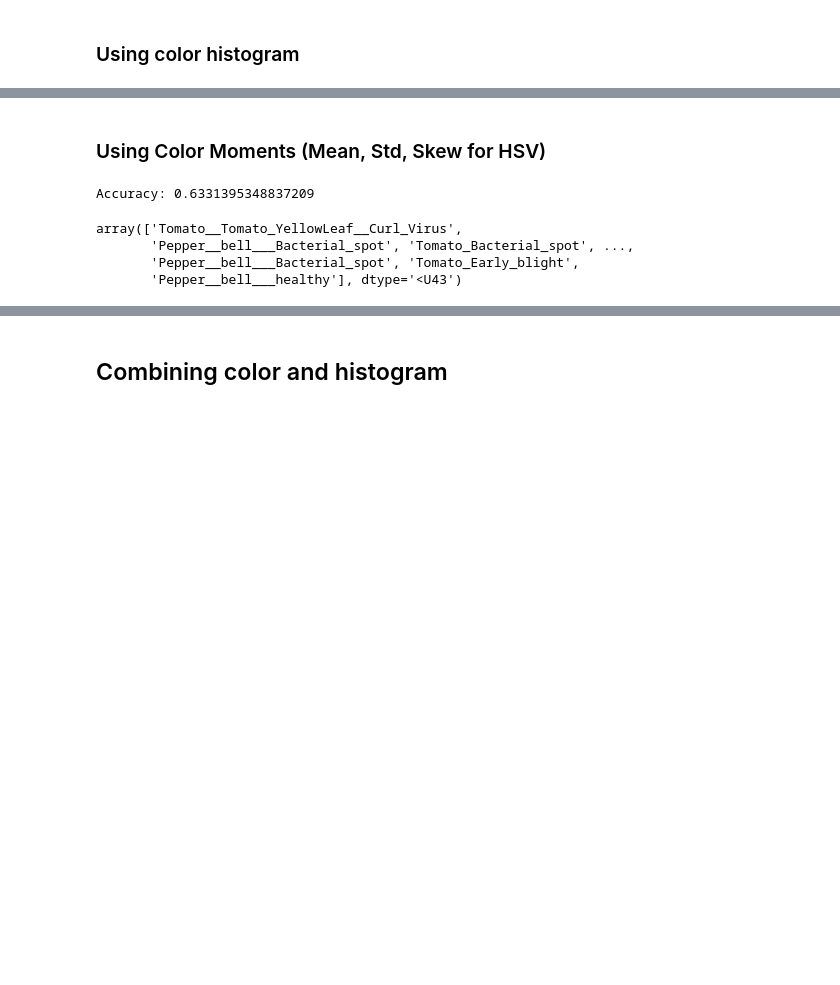
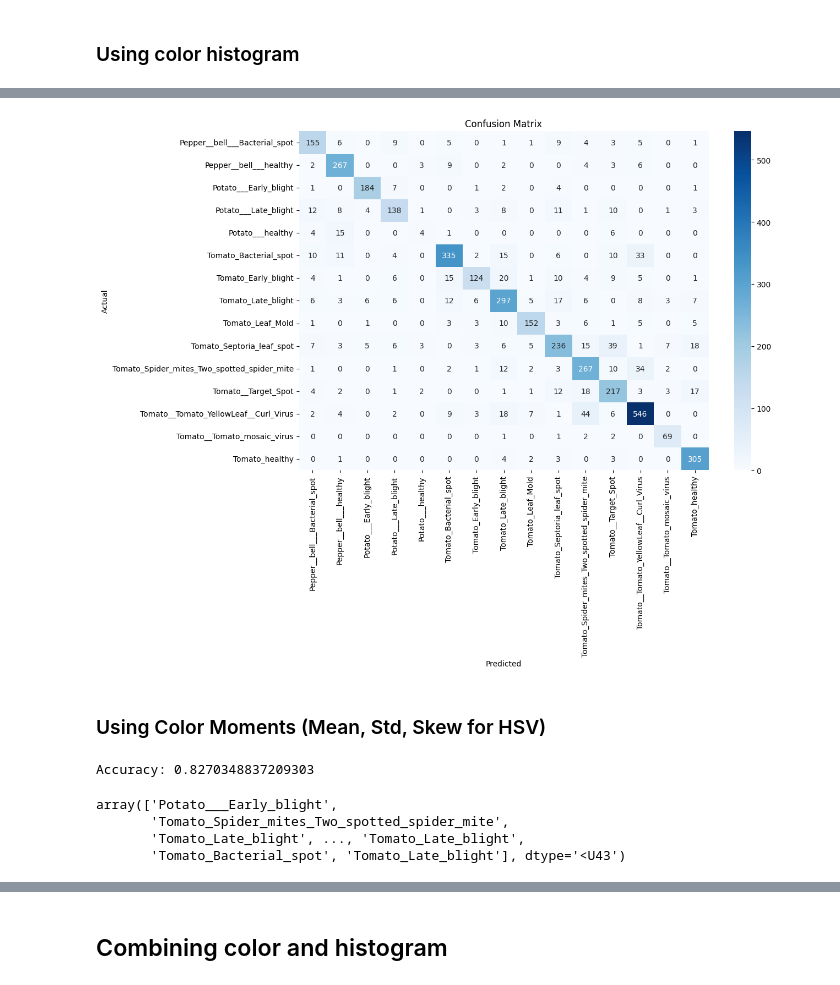
Before and after one commit to anusanth26/Plant-Leaf-Disease-Detection, a Jupyter notebook: SVC_model_training.ipynb, the cells around one changed output, grey strips where cells are left out. Saved outputs shown, nothing was run; the diff lists cells and outputs as text; code cells hidden in the pictures; blank space fills up the shorter version.

```diff
--- a/SVC_model_training.ipynb
+++ b/SVC_model_training.ipynb
@@ -99,14 +122,20 @@ def extract_color_histogram(image):
+# %%
+from sklearn.preprocessing import StandardScaler
+from sklearn.model_selection import train_test_split
+
+X_train, X_test, y_train, y_test = train_test_split(X, y, test_size=0.2, random_state=42, stratify=y)
+
+# Initialize scaler
+scaler = StandardScaler()
+
+X_train_scaled = scaler.fit_transform(X_train)
+
+X_test_scaled = scaler.transform(X_test)
 # %%
 from sklearn.svm import SVC
 from sklearn.model_selection import train_test_split
 
-features = [extract_color_histogram(img) for img in images]
-X = np.array(features)
-y = np.array(labels)
-
-X_train, X_test, y_train, y_test = train_test_split(X, y, stratify=y)
-
 model = SVC()
-model.fit(X_train, y_train)
-print("Accuracy:", model.score(X_test, y_test))
+model.fit(X_train_scaled, y_train)
+print("Accuracy:", model.score(X_test_scaled, y_test))
 # %% [output]
@@ -114,3 +169,20 @@ Accuracy: 0.7844961240310078
+# %%
+import seaborn as sns
+from sklearn.metrics import confusion_matrix
+import matplotlib.pyplot as plt
+y_pred = model.predict(X_test_scaled)
+cm = confusion_matrix(y_test, y_pred)
+
+# Plot the heatmap
+plt.figure(figsize=(12, 8))
+sns.heatmap(cm, annot=True, fmt='d', cmap='Blues',
+            xticklabels=np.unique(y), yticklabels=np.unique(y))
+plt.xlabel("Predicted")
+plt.ylabel("Actual")
+plt.title("Confusion Matrix")
+plt.show()
+# %% [output]
+[figure, added]
 # %% [markdown]
 ### Using  Color Moments (Mean, Std, Skew for HSV)
 # %%
@@ -133,22 +223,16 @@ def extract_color_moments(image):
 from sklearn.svm import SVC
 from sklearn.model_selection import train_test_split
 
-features = [extract_color_moments(img) for img in images]
-X = np.array(features)
-y = np.array(labels)
-
-X_train, X_test, y_train, y_test = train_test_split(X, y, stratify=y)
-
 model = SVC()
-model.fit(X_train, y_train)
-print("Accuracy:", model.score(X_test, y_test))
+model.fit(X_train_scaled, y_train)
+print("Accuracy:", model.score(X_test_scaled, y_test))
 # %% [output]
-Accuracy: 0.6331395348837209
+Accuracy: 0.8270348837209303
 # %%
-y_pred = model.predict(X_test)
+y_pred = model.predict(X_test_scaled)
 y_pred
 # %% [output]
-array(['Tomato__Tomato_YellowLeaf__Curl_Virus',
-       'Pepper__bell___Bacterial_spot', 'Tomato_Bacterial_spot', ...,
-       'Pepper__bell___Bacterial_spot', 'Tomato_Early_blight',
-       'Pepper__bell___healthy'], dtype='<U43')
+array(['Potato___Early_blight',
+       'Tomato_Spider_mites_Two_spotted_spider_mite',
+       'Tomato_Late_blight', ..., 'Tomato_Late_blight',
+       'Tomato_Bacterial_spot', 'Tomato_Late_blight'], dtype='<U43')
```
Also changed, not shown: parts of 54 cells of this notebook.
